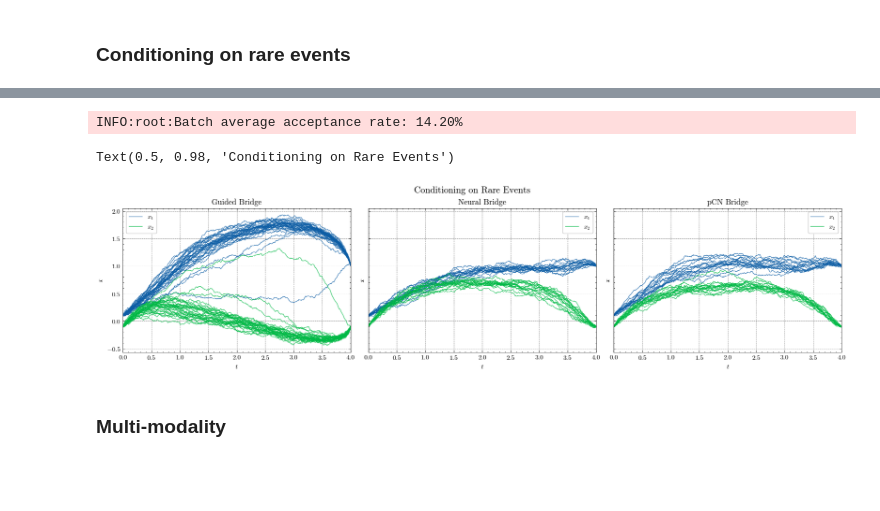
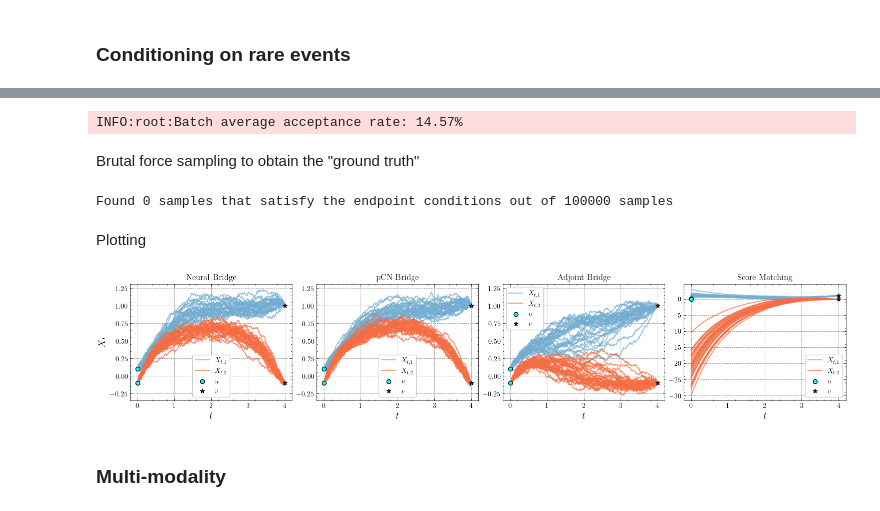
Before and after one commit to bookdiver/neuralbridge, a Jupyter notebook: notebooks/cell_model.ipynb, the cells around one changed output, grey strips where cells are left out. Saved outputs shown, nothing was run; the diff lists cells and outputs as text; code cells hidden in the pictures; blank space fills up the shorter version.

```diff
--- a/notebooks/cell_model.ipynb
+++ b/notebooks/cell_model.ipynb
@@ -313,23 +306,70 @@ neural_bridge_path = neural_bridge.solve(x0=u, rng_key=jax.random.PRNGKey(seed),
 # %%
-pCN_config = {
-    "seed": seed,
+config = {
     "rho": 0.98,
-    "batch_size": 16,
+    "batch_size": 32,
     "n_iters": 10000
 }
-pCN_model = pCN.PreconditionedCrankNicolson(guided_bridge=guided_proc, run_config=pCN_config)
-pCN_model.initialize_path_solver(wiener_proc)
-pCN_result = pCN_model.run_pCN()
+pCN_model = pCN.PreconditionedCrankNicolson(
+    X_circ=X_circ,
+    config=config
+)
+pCN_model.initialize_solver(W)
+_, pCN_result = pCN_model.run()
+X_star_pCN_path = pCN_result.path
 # %% [output]
-INFO:root:Batch average acceptance rate: 14.20%
+INFO:root:Batch average acceptance rate: 14.57%
-# %%
-fig, ax = plt.subplots(1, 3, figsize=(16, 4), layout="constrained", sharey=True)
-plot_sample_path(guided_path, ax=ax[0], label=["$x_1$", "$x_2$"], title="Guided Bridge")
-plot_sample_path(neural_bridge_path, ax=ax[1], label=["$x_1$", "$x_2$"], title="Neural Bridge")
-plot_sample_path(pCN_result.path, ax=ax[2], label=["$x_1$", "$x_2$"], title="pCN Bridge")
-fig.suptitle("Conditioning on Rare Events", fontsize=14)
-# %% [output]
-Text(0.5, 0.98, 'Conditioning on Rare Events')
-[figure, removed]
+# %% [markdown]
+Brutal force sampling to obtain the "ground truth"
+# %%
+X_solver = Euler(X, W)
+X_path = X_solver.solve(x0=u, rng_key=jax.random.PRNGKey(42), batch_size=100_000)
+# Create masks for each component's end point conditions
+x1_mask = (X_path.xs[:, -1, 0] >= v[0] - 1e-2) & (X_path.xs[:, -1, 0] <= v[0] + 1e-2)
+x2_mask = (X_path.xs[:, -1, 1] >= v[1] - 1e-2) & (X_path.xs[:, -1, 1] <= v[1] + 1e-2)
+final_mask = x1_mask & x2_mask
+X_star_path = X_path[final_mask]
+print(f"Found {X_star_path.n_samples} samples that satisfy the endpoint conditions out of {X_path.n_samples} samples")
+# %% [output]
+Found 0 samples that satisfy the endpoint conditions out of 100000 samples
+# %% [markdown]
+Plotting
+# %%
+fig, axes = plt.subplots(1, 4, figsize=(15, 3), layout="constrained")
+
+plot_sample_path(X_star_path[:16], ax=axes[0], colors=['grey', 'grey'], alpha=0.5, linewidth=1.5, zorder=1)
+plot_sample_path(X_diamond_path, ax=axes[0], colors=['#74add1', '#f46d43'], label=["$X_{t,1}$", "$X_{t,2}$"], title="Neural Bridge", linewidth=1.5, zorder=2, alpha=0.7)
+axes[0].scatter([0.0, 0.0], u, color="cyan", marker="o", edgecolor="black", linewidth=1.0, label=r"$u$", zorder=3)
+axes[0].scatter([4.0, 4.0], v, color="red", marker="*", edgecolor="black", linewidth=1.0, label=r"$v$", zorder=3)
+axes[0].set_xlabel(r"$t$", fontsize=14)
+axes[0].set_ylabel(r"$X_t$", fontsize=14)
+axes[0].legend()
+
+plot_sample_path(X_star_path[:16], ax=axes[1], colors=['grey', 'grey'], alpha=0.5, linewidth=1.5, zorder=1)
+plot_sample_path(X_star_pCN_path, ax=axes[1], colors=['#74add1', '#f46d43'], label=["$X_{t,1}$", "$X_{t,2}$"], title="pCN Bridge", linewidth=1.5, zorder=2, alpha=0.7)
+axes[1].scatter([0.0, 0.0], u, color="cyan", marker="o", edgecolor="black", linewidth=1.0, label=r"$u$", zorder=3)
+axes[1].scatter([4.0, 4.0], v, color="red", marker="*", edgecolor="black", linewidth=1.0, label=r"$v$", zorder=3)
+axes[1].set_xlabel(r"$t$", fontsize=14)
+axes[1].legend()
+axes[1].sharey(axes[0])
+
+plot_sample_path(X_star_path[:16], ax=axes[2], colors=['grey', 'grey'], alpha=0.5, linewidth=1.5, zorder=1)
+plot_sample_path(X_star_adjoint_path, ax=axes[2], colors=['#74add1', '#f46d43'], label=["$X_{t,1}$", "$X_{t,2}$"], title="Adjoint Bridge", linewidth=1.5, zorder=2, alpha=0.7)
+axes[2].scatter([0.0, 0.0], u, color="cyan", marker="o", edgecolor="black", linewidth=1.0, label=r"$u$", zorder=3)
+axes[2].scatter([4.0, 4.0], v, color="red", marker="*", edgecolor="black", linewidth=1.0, label=r"$v$", zorder=3)
+axes[2].set_xlabel(r"$t$", fontsize=14)
+axes[2].legend()
+axes[2].sharey(axes[0])
+
+plot_sample_path(X_star_path[:16], ax=axes[3], colors=['grey', 'grey'], alpha=0.5, linewidth=1.5, zorder=1)
+plot_sample_path(X_star_score_path, ax=axes[3], colors=['#74add1', '#f46d43'], label=["$X_{t,1}$", "$X_{t,2}$"], title="Score Matching", linewidth=1.5, zorder=2, alpha=0.7)
+axes[3].scatter([0.0, 0.0], u, color="cyan", marker="o", edgecolor="black", linewidth=1.0, label=r"$u$", zorder=3)
+axes[3].scatter([4.0, 4.0], v, color="red", marker="*", edgecolor="black", linewidth=1.0, label=r"$v$", zorder=3)
+axes[3].set_xlabel(r"$t$", fontsize=14)
+axes[3].legend()
+
+fig.savefig("../assets/figures/cell_model/rare_events_results.pdf", dpi=300, bbox_inches="tight")
+plt.show()
+# %% [output]
+[figure, added]
 # %% [markdown]
 ### Multi-modality
```
Also changed, not shown: parts of 64 cells of this notebook, 28 other files.
